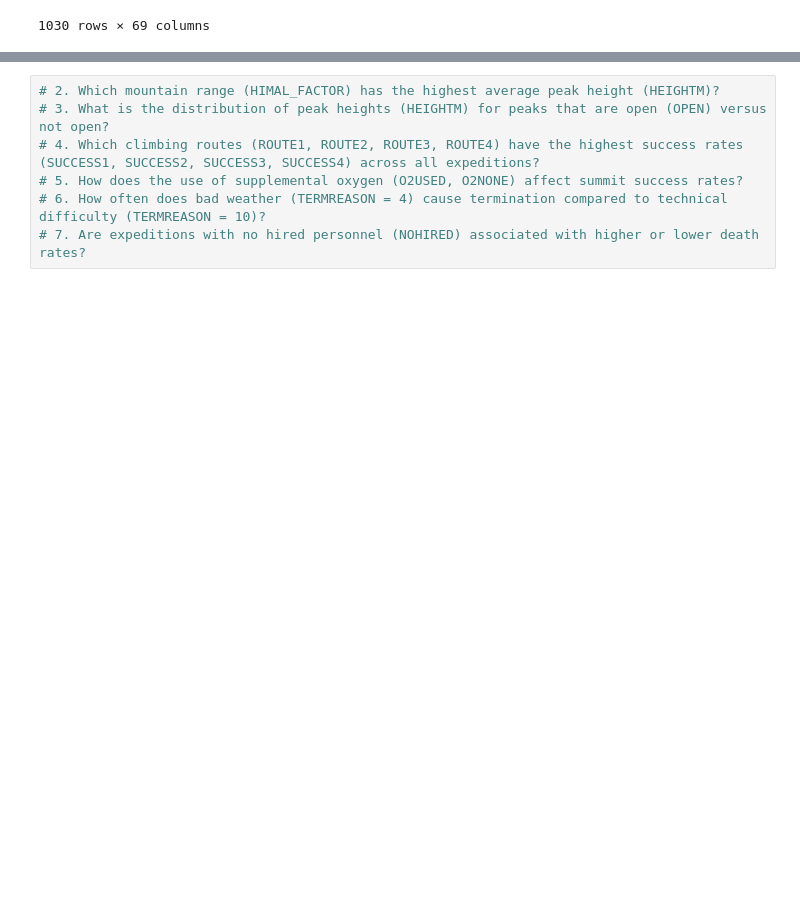
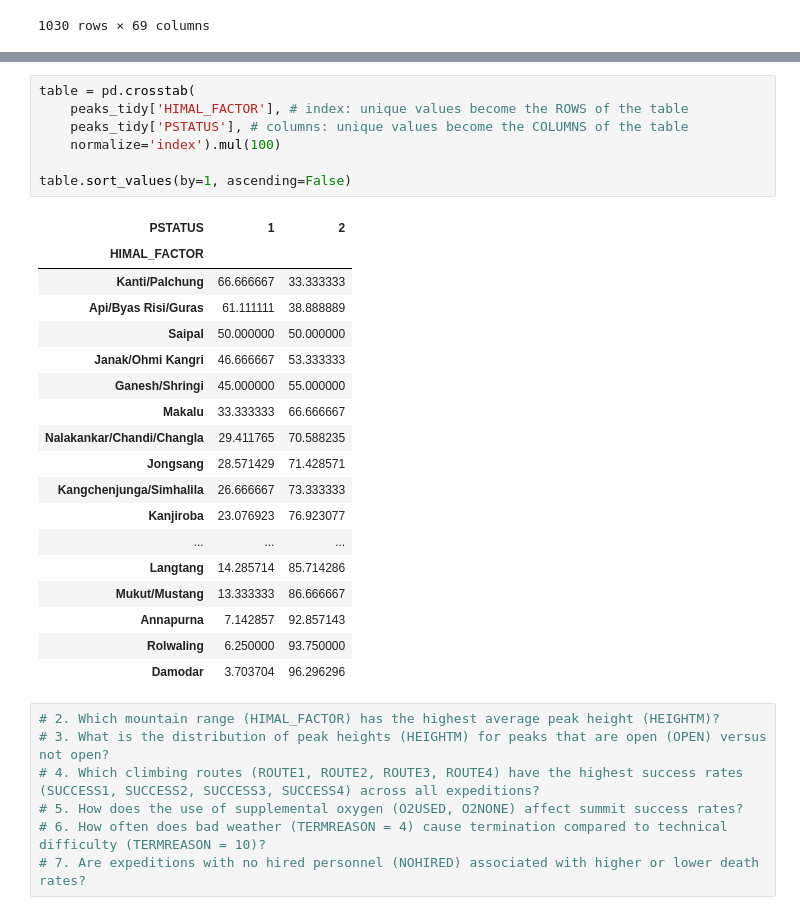
Before and after one commit to k10sj02/tidy-pydy-tuesday, a Jupyter notebook: 2025_01_21_himalayan_expeditions.ipynb, the cells around one changed output, grey strips where cells are left out. Saved outputs shown, nothing was run; the diff lists cells and outputs as text; blank space fills up the shorter version.

```diff
--- a/2025_01_21_himalayan_expeditions.ipynb
+++ b/2025_01_21_himalayan_expeditions.ipynb
@@ -203,3 +222,29 @@ exped_tidy.head()
+# %%
+table = pd.crosstab(
+    peaks_tidy['HIMAL_FACTOR'], # index: unique values become the ROWS of the table
+    peaks_tidy['PSTATUS'], # columns: unique values become the COLUMNS of the table
+    normalize='index').mul(100)
+
+table.sort_values(by=1, ascending=False)
+# %% [output]
+| PSTATUS | 1 | 2 |
+| HIMAL_FACTOR |  |  |
+| Kanti/Palchung | 66.666667 | 33.333333 |
+| Api/Byas Risi/Guras | 61.111111 | 38.888889 |
+| Saipal | 50.000000 | 50.000000 |
+| Janak/Ohmi Kangri | 46.666667 | 53.333333 |
+| Ganesh/Shringi | 45.000000 | 55.000000 |
+| Makalu | 33.333333 | 66.666667 |
+| Nalakankar/Chandi/Changla | 29.411765 | 70.588235 |
+| Jongsang | 28.571429 | 71.428571 |
+| Kangchenjunga/Simhalila | 26.666667 | 73.333333 |
+| Kanjiroba | 23.076923 | 76.923077 |
+| ... | ... | ... |
+| Langtang | 14.285714 | 85.714286 |
+| Mukut/Mustang | 13.333333 | 86.666667 |
+| Annapurna | 7.142857 | 92.857143 |
+| Rolwaling | 6.250000 | 93.750000 |
+| Damodar | 3.703704 | 96.296296 |
 # %%
 # 2. Which mountain range (HIMAL_FACTOR) has the highest average peak height (HEIGHTM)?
 # 3. What is the distribution of peak heights (HEIGHTM) for peaks that are open (OPEN) versus not open?
```
Also changed, not shown: parts of 6 cells of this notebook.
